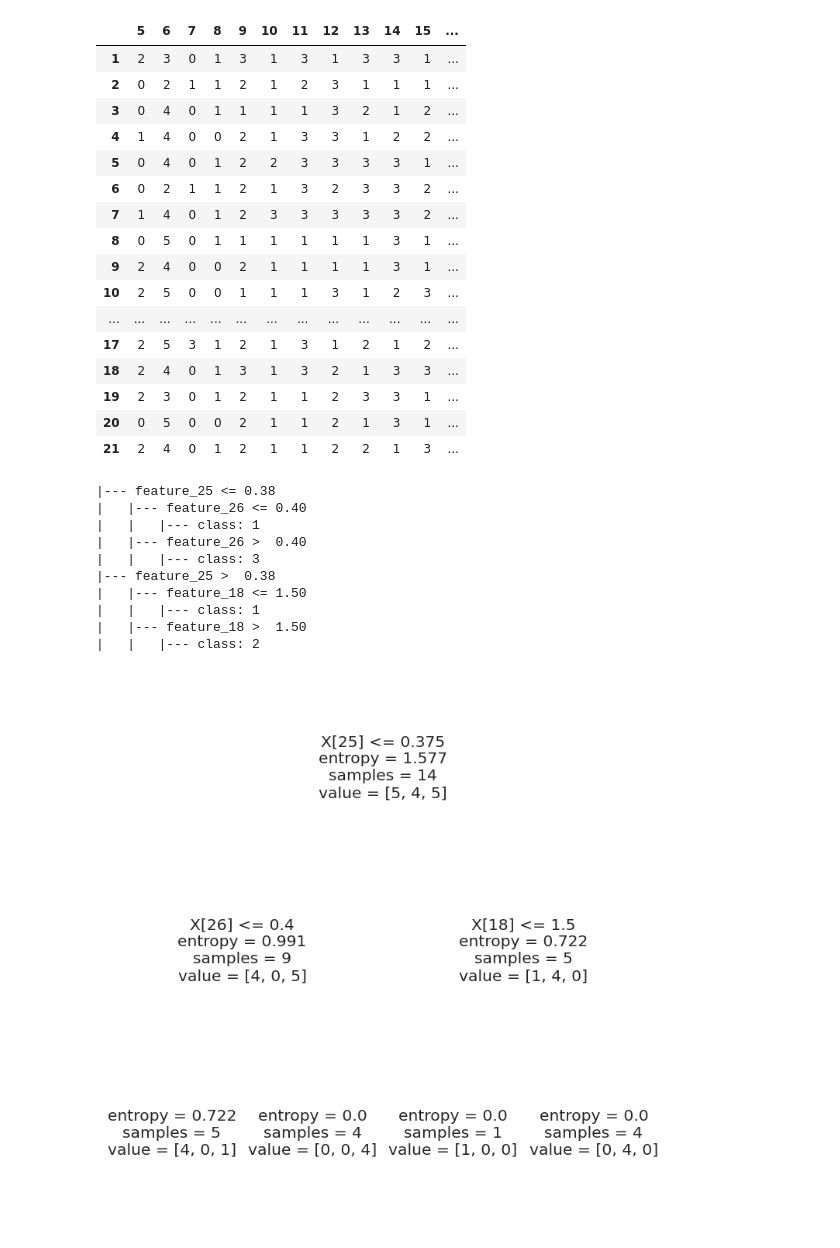
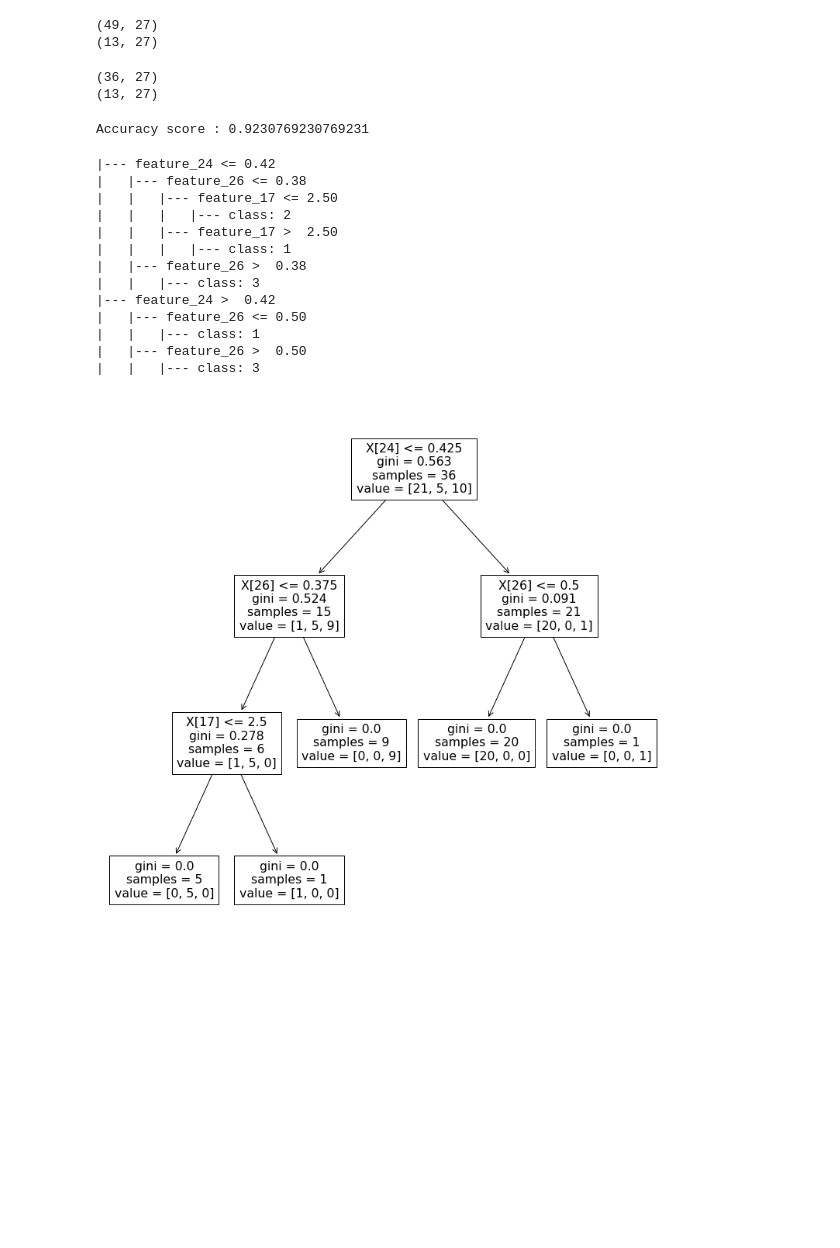
Before and after one commit to sross1/SeniorProject_studentStudyAssistant, a Jupyter notebook: StudentDecisionTree.ipynb, the cells around one changed output. Saved outputs shown, nothing was run; the diff lists cells and outputs as text; code cells hidden in the pictures; blank space fills up the shorter version.

```diff
--- a/StudentDecisionTree.ipynb
+++ b/StudentDecisionTree.ipynb
@@ -268,23 +260,0 @@ learnStyle = ['3', '2', '1', '2', '3', '2', '3', '1', '3', '1', '2', '1', '1', '
-# %%
-data.insert(27, column = "Learning Style", value = learnStyle)
-#data.drop('Learning Style', inplace=True, axis=1)
-# %%
-data
-# %% [output]
-|  | 5 | 6 | 7 | 8 | 9 | 10 | 11 | 12 | 13 | 14 | 15 | ... |
-| 1 | 2 | 3 | 0 | 1 | 3 | 1 | 3 | 1 | 3 | 3 | 1 | ... |
-| 2 | 0 | 2 | 1 | 1 | 2 | 1 | 2 | 3 | 1 | 1 | 1 | ... |
-| 3 | 0 | 4 | 0 | 1 | 1 | 1 | 1 | 3 | 2 | 1 | 2 | ... |
-| 4 | 1 | 4 | 0 | 0 | 2 | 1 | 3 | 3 | 1 | 2 | 2 | ... |
-| 5 | 0 | 4 | 0 | 1 | 2 | 2 | 3 | 3 | 3 | 3 | 1 | ... |
-| 6 | 0 | 2 | 1 | 1 | 2 | 1 | 3 | 2 | 3 | 3 | 2 | ... |
-| 7 | 1 | 4 | 0 | 1 | 2 | 3 | 3 | 3 | 3 | 3 | 2 | ... |
-| 8 | 0 | 5 | 0 | 1 | 1 | 1 | 1 | 1 | 1 | 3 | 1 | ... |
-| 9 | 2 | 4 | 0 | 0 | 2 | 1 | 1 | 1 | 1 | 3 | 1 | ... |
-| 10 | 2 | 5 | 0 | 0 | 1 | 1 | 1 | 3 | 1 | 2 | 3 | ... |
-| ... | ... | ... | ... | ... | ... | ... | ... | ... | ... | ... | ... | ... |
-| 17 | 2 | 5 | 3 | 1 | 2 | 1 | 3 | 1 | 2 | 1 | 2 | ... |
-| 18 | 2 | 4 | 0 | 1 | 3 | 1 | 3 | 2 | 1 | 3 | 3 | ... |
-| 19 | 2 | 3 | 0 | 1 | 2 | 1 | 1 | 2 | 3 | 3 | 1 | ... |
-| 20 | 0 | 5 | 0 | 0 | 2 | 1 | 1 | 2 | 1 | 3 | 1 | ... |
-| 21 | 2 | 4 | 0 | 1 | 2 | 1 | 1 | 2 | 2 | 1 | 3 | ... |
@@ -302,22 +261,49 @@ model = DecisionTreeClassifier().fit(X,y)
+# %%
+#Decision Tree
+dtData = np.asarray(data)
+X=dtData[0:,:27]
+y=dtData[0:,27:28]
+#Split up the data for training (80% ---> training model is 60% and validation 20%), and test (20%)
+X_train, X_test, y_train, y_test = train_test_split(X, y, test_size=0.20, random_state = 45)
+print(X_train.shape)
+print(X_test.shape)
+# %% [output]
+(49, 27)
+(13, 27)
+# %%
+#Split X_train (80%) into train (60%) and validation (20%) sets
+X_train, X_val, y_train, y_val = train_test_split(X_train, y_train, test_size=0.25, random_state = 45) #<--- do 0.25 to get correct split
+print(X_train.shape)
+print(X_val.shape)
+# %% [output]
+(36, 27)
+(13, 27)
+# %%
+dt = DecisionTreeClassifier()
+dt.fit(X_train,y_train)
+print("Accuracy score :",dt.score(X_test,y_test))
+# %% [output]
+Accuracy score : 0.9230769230769231
 # %%
-text_representation = tree.export_text(clf)
+model = DecisionTreeClassifier().fit(X_train,y_train)
+text_representation = tree.export_text(dt)
 print(text_representation)
 # %% [output]
-|--- feature_25 <= 0.38
-|   |--- feature_26 <= 0.40
+|--- feature_24 <= 0.42
+|   |--- feature_26 <= 0.38
+|   |   |--- feature_17 <= 2.50
+|   |   |   |--- class: 2
+|   |   |--- feature_17 >  2.50
+|   |   |   |--- class: 1
+|   |--- feature_26 >  0.38
+|   |   |--- class: 3
+|--- feature_24 >  0.42
+|   |--- feature_26 <= 0.50
 |   |   |--- class: 1
-|   |--- feature_26 >  0.40
+|   |--- feature_26 >  0.50
 |   |   |--- class: 3
-|--- feature_25 >  0.38
-|   |--- feature_18 <= 1.50
-|   |   |--- class: 1
-|   |--- feature_18 >  1.50
-|   |   |--- class: 2
 # %%
 fig = plt.figure(figsize=(13,13))
-_ = tree.plot_tree(clf)
-                   #feature_names=feature_names,
-                   #class_names=X[:,3],
-                   #filled=True)
+_ = tree.plot_tree(dt)
 # %% [output]
-[figure, old version]
+[figure, new version]
```
Also changed, not shown: parts of 35 cells of this notebook.
